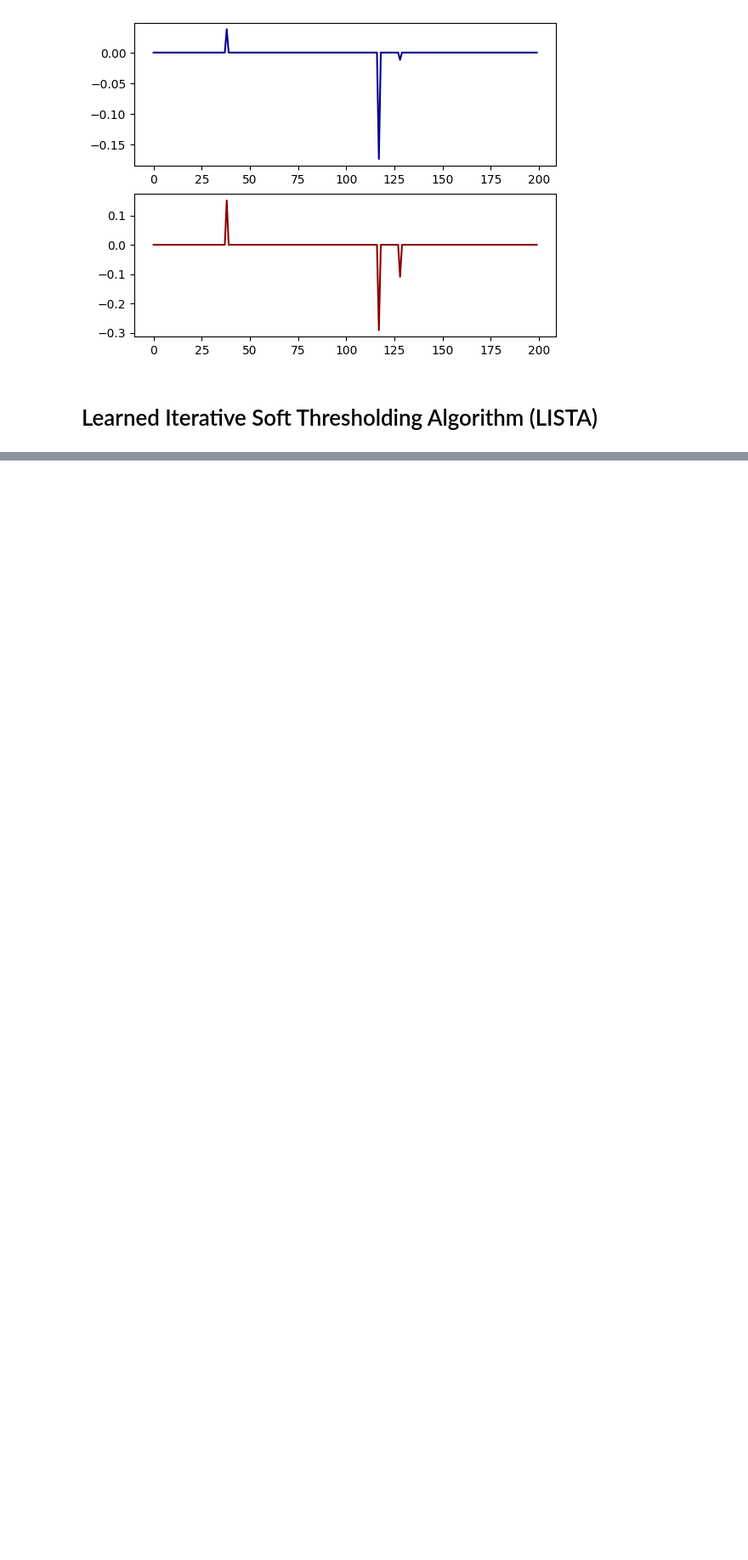
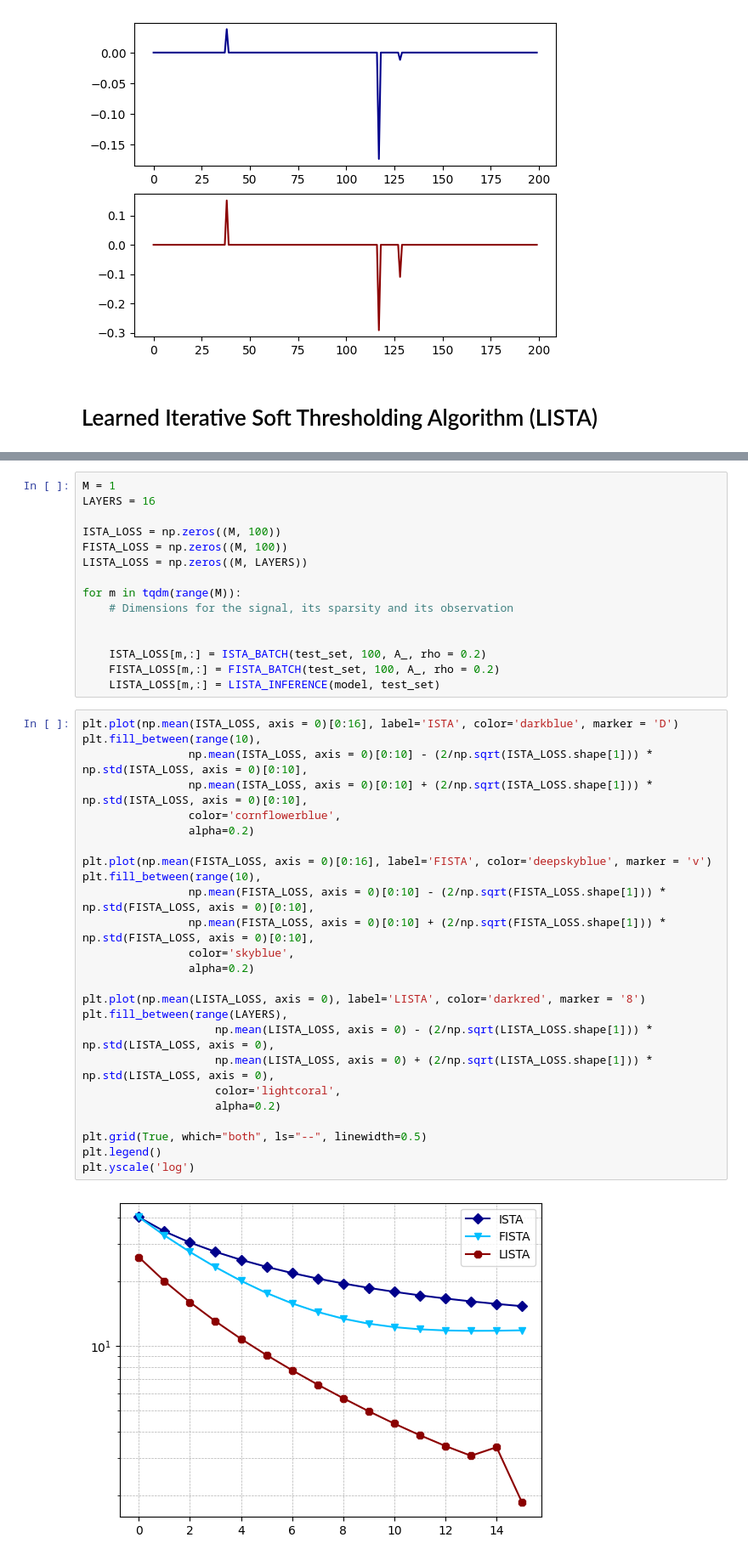
Before and after one commit to LeoDiNino97/NonconvexSparseLearningUnrolledSCA, a Jupyter notebook: Sparse analysis/ISTA_LISTA.ipynb, the cells around one changed output, grey strips where cells are left out. Shown at 85% size. Cells and saved outputs as stored; diff of their text form; blank space fills up the shorter version.

```diff
--- a/Sparse analysis/ISTA_LISTA.ipynb
+++ b/Sparse analysis/ISTA_LISTA.ipynb
@@ -646,0 +547,42 @@ tensor([[[1.]],
+# %%
+M = 1
+LAYERS = 16
+
+ISTA_LOSS = np.zeros((M, 100))
+FISTA_LOSS = np.zeros((M, 100))
+LISTA_LOSS = np.zeros((M, LAYERS))
+
+for m in tqdm(range(M)):
+    # Dimensions for the signal, its sparsity and its observation
+
+
+    ISTA_LOSS[m,:] = ISTA_BATCH(test_set, 100, A_, rho = 0.2)
+    FISTA_LOSS[m,:] = FISTA_BATCH(test_set, 100, A_, rho = 0.2)
+    LISTA_LOSS[m,:] = LISTA_INFERENCE(model, test_set)
+# %%
+plt.plot(np.mean(ISTA_LOSS, axis = 0)[0:16], label='ISTA', color='darkblue', marker = 'D')
+plt.fill_between(range(10),
+                np.mean(ISTA_LOSS, axis = 0)[0:10] - (2/np.sqrt(ISTA_LOSS.shape[1])) * np.std(ISTA_LOSS, axis = 0)[0:10],
+                np.mean(ISTA_LOSS, axis = 0)[0:10] + (2/np.sqrt(ISTA_LOSS.shape[1])) * np.std(ISTA_LOSS, axis = 0)[0:10],
+                color='cornflowerblue',
+                alpha=0.2)
+
+plt.plot(np.mean(FISTA_LOSS, axis = 0)[0:16], label='FISTA', color='deepskyblue', marker = 'v')
+plt.fill_between(range(10),
+                np.mean(FISTA_LOSS, axis = 0)[0:10] - (2/np.sqrt(FISTA_LOSS.shape[1])) * np.std(FISTA_LOSS, axis = 0)[0:10],
+                np.mean(FISTA_LOSS, axis = 0)[0:10] + (2/np.sqrt(FISTA_LOSS.shape[1])) * np.std(FISTA_LOSS, axis = 0)[0:10],
+                color='skyblue',
+                alpha=0.2)
+
+plt.plot(np.mean(LISTA_LOSS, axis = 0), label='LISTA', color='darkred', marker = '8')
+plt.fill_between(range(LAYERS),
+                    np.mean(LISTA_LOSS, axis = 0) - (2/np.sqrt(LISTA_LOSS.shape[1])) * np.std(LISTA_LOSS, axis = 0),
+                    np.mean(LISTA_LOSS, axis = 0) + (2/np.sqrt(LISTA_LOSS.shape[1])) * np.std(LISTA_LOSS, axis = 0),
+                    color='lightcoral',
+                    alpha=0.2)
+
+plt.grid(True, which="both", ls="--", linewidth=0.5)
+plt.legend()
+plt.yscale('log')
+# %% [output]
+[figure, added]
```
Also changed, not shown: parts of 48 cells of this notebook, 10 other files.
